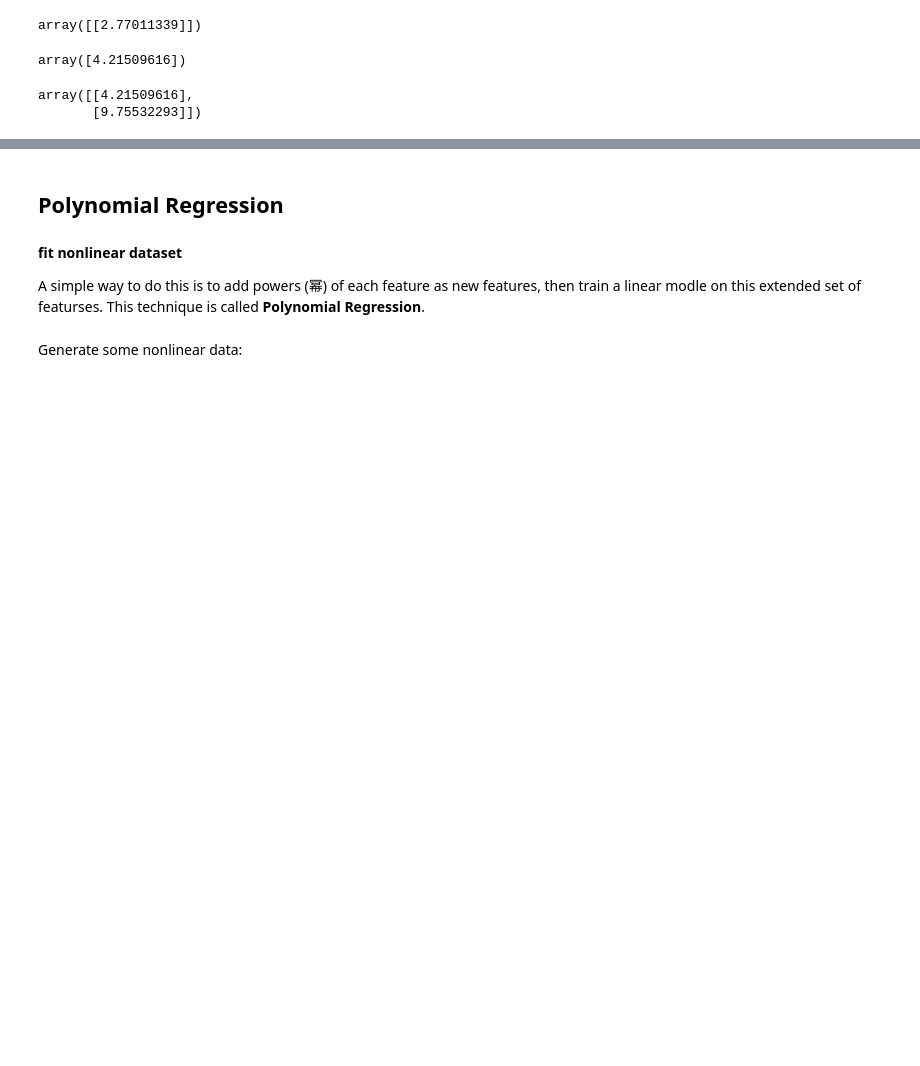
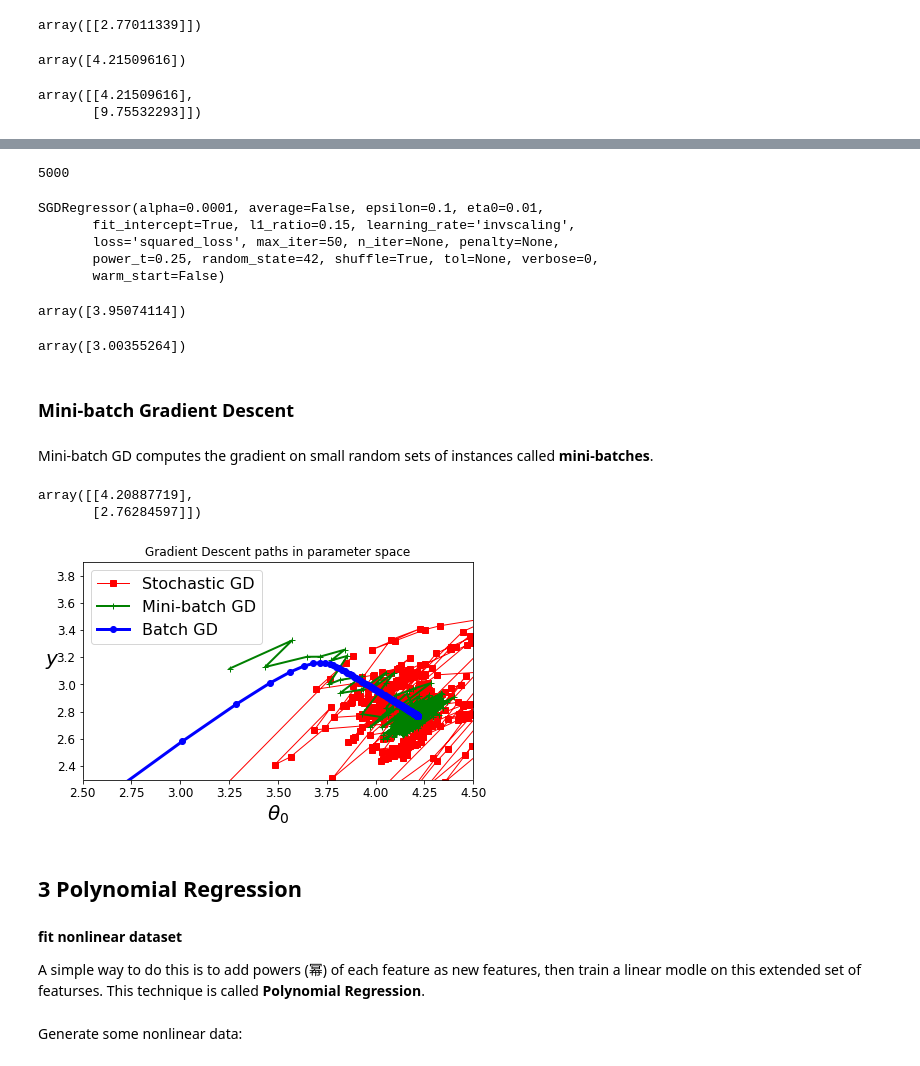
Before and after one commit to libingallin/Handson_ML, a Jupyter notebook: ch4_training_linear_models.ipynb, the cells around one changed output, grey strips where cells are left out. Drawn from its saved outputs; the diff is of its cells as text; code cells hidden in the pictures; blank space fills up the shorter version.

```diff
--- a/ch4_training_linear_models.ipynb
+++ b/ch4_training_linear_models.ipynb
@@ -161,0 +262,27 @@ array([[4.21509616],
+# %%
+len(theta_path_sgd)
+# %% [output]
+5000
+# %%
+from sklearn.linear_model import SGDRegressor
+
+sgd_reg = SGDRegressor(max_iter=50, penalty=None, random_state=42, eta0=0.01)
+sgd_reg.fit(X, y.ravel())
+# %% [output]
+SGDRegressor(alpha=0.0001, average=False, epsilon=0.1, eta0=0.01,
+       fit_intercept=True, l1_ratio=0.15, learning_rate='invscaling',
+       loss='squared_loss', max_iter=50, n_iter=None, penalty=None,
+       power_t=0.25, random_state=42, shuffle=True, tol=None, verbose=0,
+       warm_start=False)
+# %%
+sgd_reg.intercept_
+# %% [output]
+array([3.95074114])
+# %%
+sgd_reg.coef_
+# %% [output]
+array([3.00355264])
+# %% [markdown]
+### Mini-batch Gradient Descent
+# %% [markdown]
+Mini-batch GD computes the gradient on small random sets of instances called **mini-batches**.
@@ -162,5 +318,30 @@ array([[4.21509616],
+# %%
+theta
+# %% [output]
+array([[4.20887719],
+       [2.76284597]])
+# %%
+theta_path_sgd = np.array(theta_path_sgd)
+theta_path_bgd = np.array(theta_path_bgd)
+theta_path_mgd = np.array(theta_path_mgd)
+
+plt.figure(figsize=(7, 4))
+plt.plot(theta_path_sgd[:, 0], theta_path_sgd[:, 1],
+         "r-s", linewidth=1, label="Stochastic GD")
+plt.plot(theta_path_mgd[:, 0], theta_path_mgd[:, 1],
+         "g-+", linewidth=2, label="Mini-batch GD")
+plt.plot(theta_path_bgd[:, 0], theta_path_bgd[:, 1],
+         "b-o", linewidth=3, label="Batch GD")
+plt.legend(loc="upper left", fontsize=16)
+plt.xlabel(r"$\theta_0$", fontsize=20)
+plt.ylabel("$y$", fontsize=20, rotation=0)
+plt.axis([2.5, 4.5, 2.3, 3.9])
+plt.title("Gradient Descent paths in parameter space")
+plt.show()
+# %% [output]
+[figure, added]
 # %% [markdown]
-## Polynomial Regression
+## 3 Polynomial Regression
 # %% [markdown]
 **fit nonlinear dataset**
 
```
Also changed, not shown: parts of 96 cells of this notebook.
